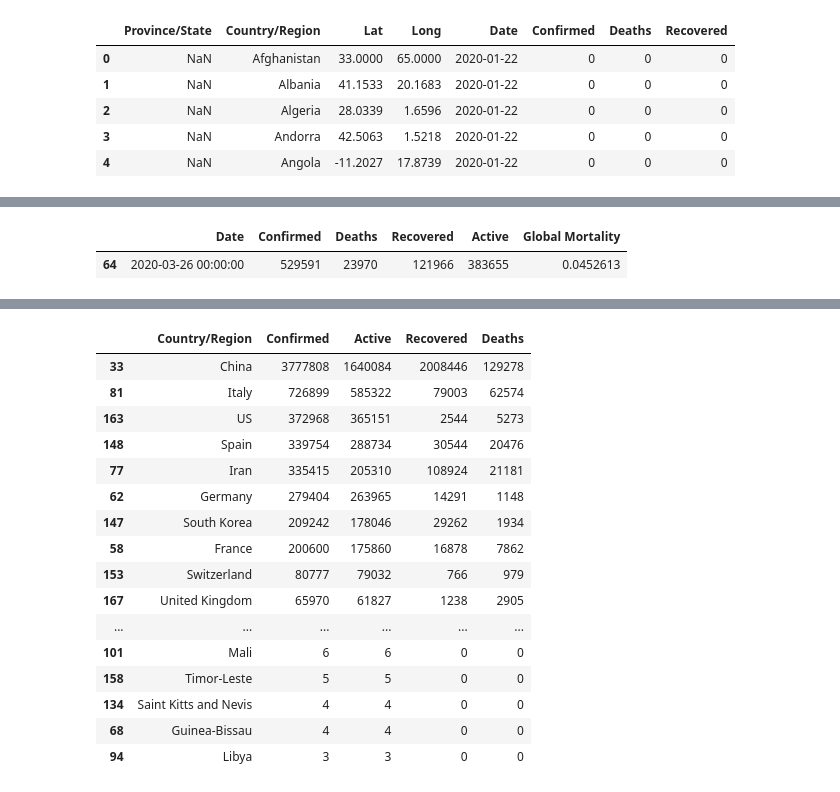
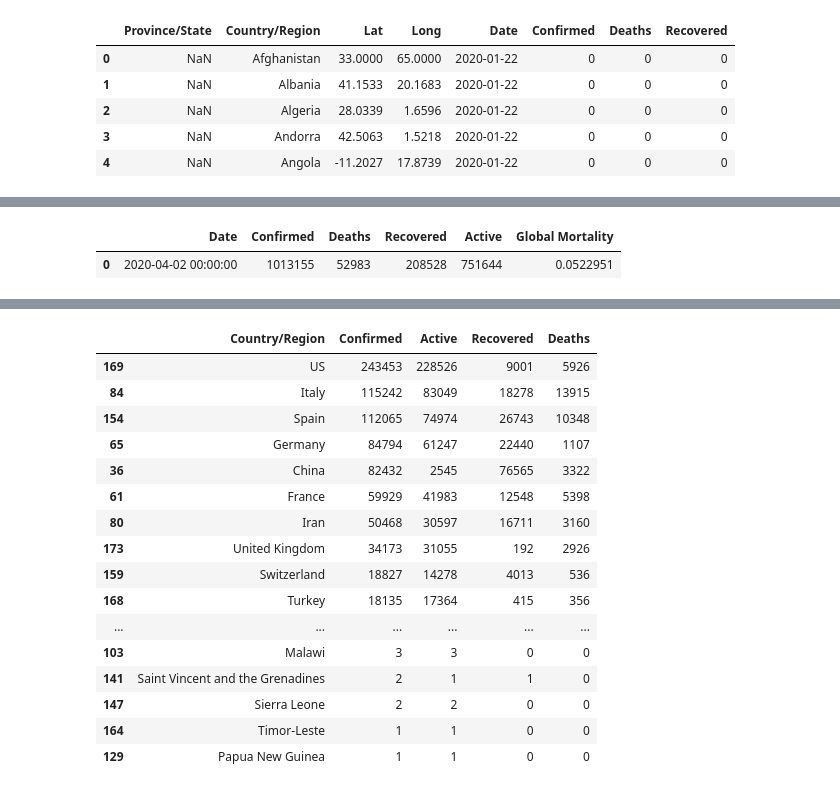
Before and after one commit to palashmoon/covid19, a Jupyter notebook: covid19.ipynb, the cells around one changed output, grey strips where cells are left out. Cells and saved outputs as stored; diff of their text form; code cells hidden in the pictures.

```diff
--- a/covid19.ipynb
+++ b/covid19.ipynb
@@ -80,3 +81,6 @@ df['Province/State'] = df['Province/State'].fillna('missing')
 
 #2.  Active cases
 df['Active'] = df['Confirmed'] - df['Deaths'] - df['Recovered']
+# %%
+df1 = df[df['Date'] == max(df['Date'])].reset_index()
+df1.head()
@@ -83,12 +94,12 @@ df['Active'] = df['Confirmed'] - df['Deaths'] - df['Recovered']
 # %%
 # current Statistics
-temp = df.groupby('Date')['Confirmed' , 'Deaths' , 'Recovered' , 'Active'].sum().reset_index()
+temp = df1.groupby('Date')['Confirmed' , 'Deaths' , 'Recovered' , 'Active'].sum().reset_index()
 temp = temp[temp['Date'] == max(temp['Date'])]
 temp['Global Mortality'] = temp['Deaths'] / temp['Confirmed']
 temp.style.background_gradient(cmap='RdYlGn')
 # %% [output]
 |  | Date | Confirmed | Deaths | Recovered | Active | Global Mortality |
-| 64 | 2020-03-26 00:00:00 | 529591 | 23970 | 121966 | 383655 | 0.0452613 |
+| 0 | 2020-04-02 00:00:00 | 1013155 | 52983 | 208528 | 751644 | 0.0522951 |
 # %%
 temp1 = temp.melt(id_vars='Date' , value_vars=['Confirmed' , 'Deaths' , 'Recovered'])
 fig = px.treemap(data_frame=temp1 , names=['Confirmed' , 'Deaths' , 'Recovered'] , path=["variable"], values="value", height=500, width=700)
@@ -98,27 +109,27 @@ fig.show()
 [interactive output not drawn]
 # %%
 # Globaly
-data = df.groupby('Country/Region')['Confirmed','Active' , 'Recovered' , 'Deaths'].sum().reset_index()
+data = df1.groupby('Country/Region')[['Confirmed','Active' , 'Recovered' , 'Deaths']].sum().reset_index()
 data.sort_values('Confirmed' , ascending=False , inplace = True)
 data.style.background_gradient(cmap = 'Blues' , subset = ['Confirmed' , 'Active']).background_gradient(cmap = 'Greens' , subset = ['Recovered']).background_gradient(cmap = 'Reds' , subset = ['Deaths'])
 # %% [output]
 |  | Country/Region | Confirmed | Active | Recovered | Deaths |
-| 33 | China | 3777808 | 1640084 | 2008446 | 129278 |
-| 81 | Italy | 726899 | 585322 | 79003 | 62574 |
-| 163 | US | 372968 | 365151 | 2544 | 5273 |
-| 148 | Spain | 339754 | 288734 | 30544 | 20476 |
-| 77 | Iran | 335415 | 205310 | 108924 | 21181 |
-| 62 | Germany | 279404 | 263965 | 14291 | 1148 |
-| 147 | South Korea | 209242 | 178046 | 29262 | 1934 |
-| 58 | France | 200600 | 175860 | 16878 | 7862 |
-| 153 | Switzerland | 80777 | 79032 | 766 | 979 |
-| 167 | United Kingdom | 65970 | 61827 | 1238 | 2905 |
+| 169 | US | 243453 | 228526 | 9001 | 5926 |
+| 84 | Italy | 115242 | 83049 | 18278 | 13915 |
+| 154 | Spain | 112065 | 74974 | 26743 | 10348 |
+| 65 | Germany | 84794 | 61247 | 22440 | 1107 |
+| 36 | China | 82432 | 2545 | 76565 | 3322 |
+| 61 | France | 59929 | 41983 | 12548 | 5398 |
+| 80 | Iran | 50468 | 30597 | 16711 | 3160 |
+| 173 | United Kingdom | 34173 | 31055 | 192 | 2926 |
+| 159 | Switzerland | 18827 | 14278 | 4013 | 536 |
+| 168 | Turkey | 18135 | 17364 | 415 | 356 |
 | ... | ... | ... | ... | ... | ... |
-| 101 | Mali | 6 | 6 | 0 | 0 |
-| 158 | Timor-Leste | 5 | 5 | 0 | 0 |
-| 134 | Saint Kitts and Nevis | 4 | 4 | 0 | 0 |
-| 68 | Guinea-Bissau | 4 | 4 | 0 | 0 |
-| 94 | Libya | 3 | 3 | 0 | 0 |
+| 103 | Malawi | 3 | 3 | 0 | 0 |
+| 141 | Saint Vincent and the Grenadines | 2 | 1 | 1 | 0 |
+| 147 | Sierra Leone | 2 | 2 | 0 | 0 |
+| 164 | Timor-Leste | 1 | 1 | 0 | 0 |
+| 129 | Papua New Guinea | 1 | 1 | 0 | 0 |
 # %%
 sns.set_style('darkgrid')
 data = df.groupby('Date')['Recovered' , 'Confirmed' , 'Active' , 'Deaths'].sum().reset_index()
```
Also changed, not shown: parts of 15 cells of this notebook.
